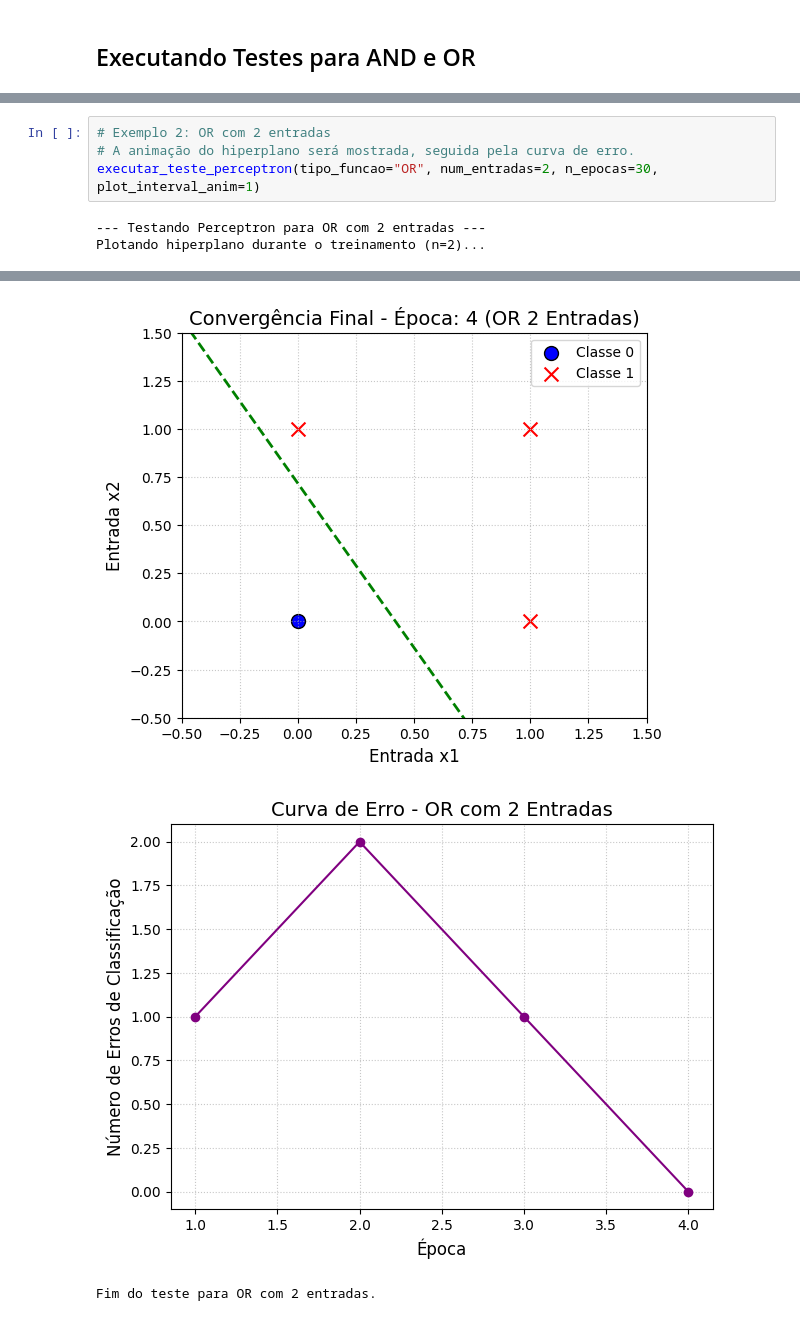
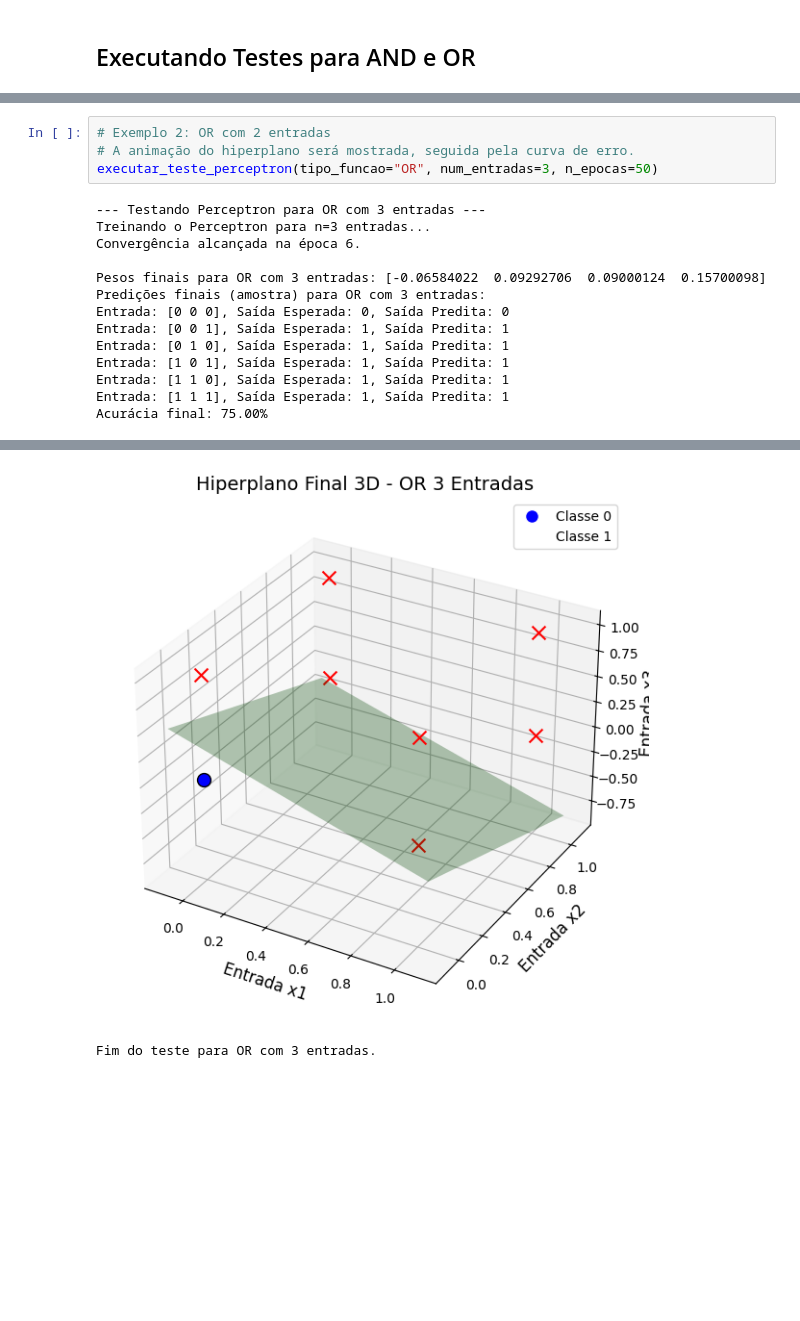
Before and after one commit to LuanCarrieiros/IA, a Jupyter notebook: Lista10/Questão 01/perceptron_manual.ipynb, the cells around one changed output, grey strips where cells are left out. Drawn from its saved outputs; the diff is of its cells as text; blank space fills up the shorter version.

```diff
--- a/Lista10/Questão 01/perceptron_manual.ipynb
+++ b/Lista10/Questão 01/perceptron_manual.ipynb
@@ -292,7 +373,18 @@ Fim do teste para AND com 2 entradas.
 # %%
 # Exemplo 2: OR com 2 entradas
 # A animação do hiperplano será mostrada, seguida pela curva de erro.
-executar_teste_perceptron(tipo_funcao="OR", num_entradas=2, n_epocas=30, plot_interval_anim=1)
+executar_teste_perceptron(tipo_funcao="OR", num_entradas=3, n_epocas=50)
 # %% [output]
---- Testando Perceptron para OR com 2 entradas ---
-Plotando hiperplano durante o treinamento (n=2)...
+--- Testando Perceptron para OR com 3 entradas ---
+Treinando o Perceptron para n=3 entradas...
+Convergência alcançada na época 6.
+
+Pesos finais para OR com 3 entradas: [-0.06584022  0.09292706  0.09000124  0.15700098]
+Predições finais (amostra) para OR com 3 entradas:
+Entrada: [0 0 0], Saída Esperada: 0, Saída Predita: 0
+Entrada: [0 0 1], Saída Esperada: 1, Saída Predita: 1
+Entrada: [0 1 0], Saída Esperada: 1, Saída Predita: 1
+Entrada: [1 0 1], Saída Esperada: 1, Saída Predita: 1
+Entrada: [1 1 0], Saída Esperada: 1, Saída Predita: 1
+Entrada: [1 1 1], Saída Esperada: 1, Saída Predita: 1
+Acurácia final: 75.00%
@@ -308,6 +393,5 @@ Acurácia final para OR com 2 entradas: 100.00%
-[figure, old version]
-[figure, old version]
+[figure, new version]
-Fim do teste para OR com 2 entradas.
+Fim do teste para OR com 3 entradas.
 # %%
 # Exemplo 3: AND com 3 entradas
 # Não haverá animação do hiperplano, apenas a curva de erro será plotada.
```
Also changed, not shown: parts of 9 cells of this notebook.
